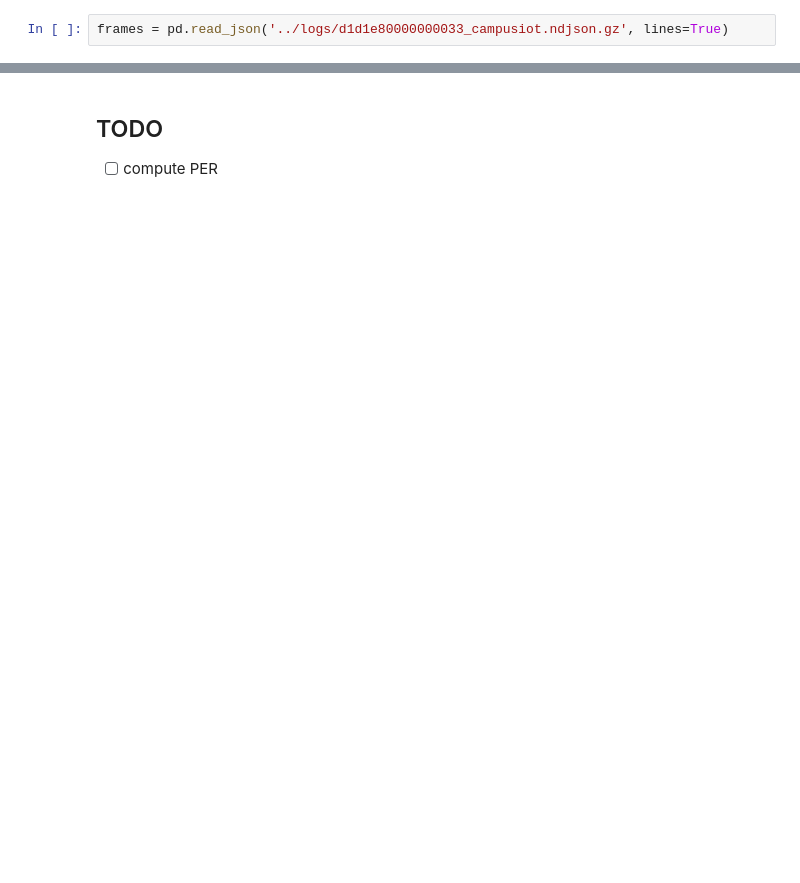
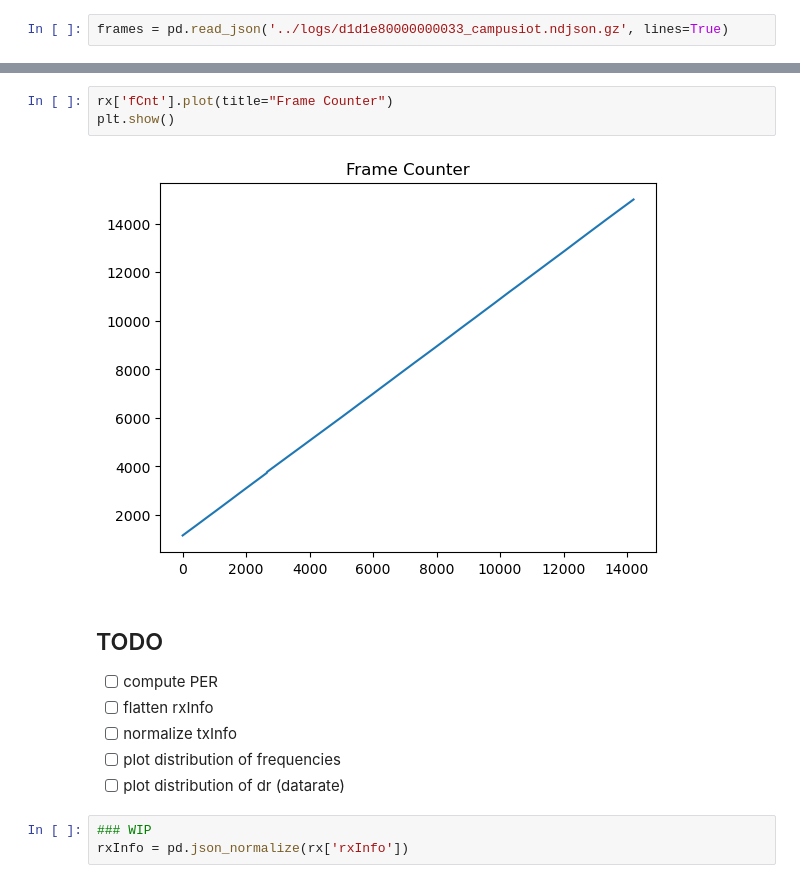
Before and after one commit to CampusIoT/datasets, a Jupyter notebook: SaintEynard/notebooks/campusiot.ipynb, the cells around one changed output, grey strips where cells are left out. Cells and saved outputs as stored; diff of their text form; blank space fills up the shorter version.

```diff
--- a/SaintEynard/notebooks/campusiot.ipynb
+++ b/SaintEynard/notebooks/campusiot.ipynb
@@ -44,3 +110,15 @@ memory usage: 1.8+ MB
+# %%
+rx['fCnt'].plot(title="Frame Counter")
+plt.show()
+# %% [output]
+[figure, added]
 # %% [markdown]
 ## TODO
 * [ ] compute PER
+* [ ] flatten rxInfo
+* [ ] normalize txInfo
+* [ ] plot distribution of frequencies
+* [ ] plot distribution of dr (datarate)
+# %%
+### WIP
+rxInfo = pd.json_normalize(rx['rxInfo'])
```
Also changed, not shown: parts of 21 cells of this notebook.
